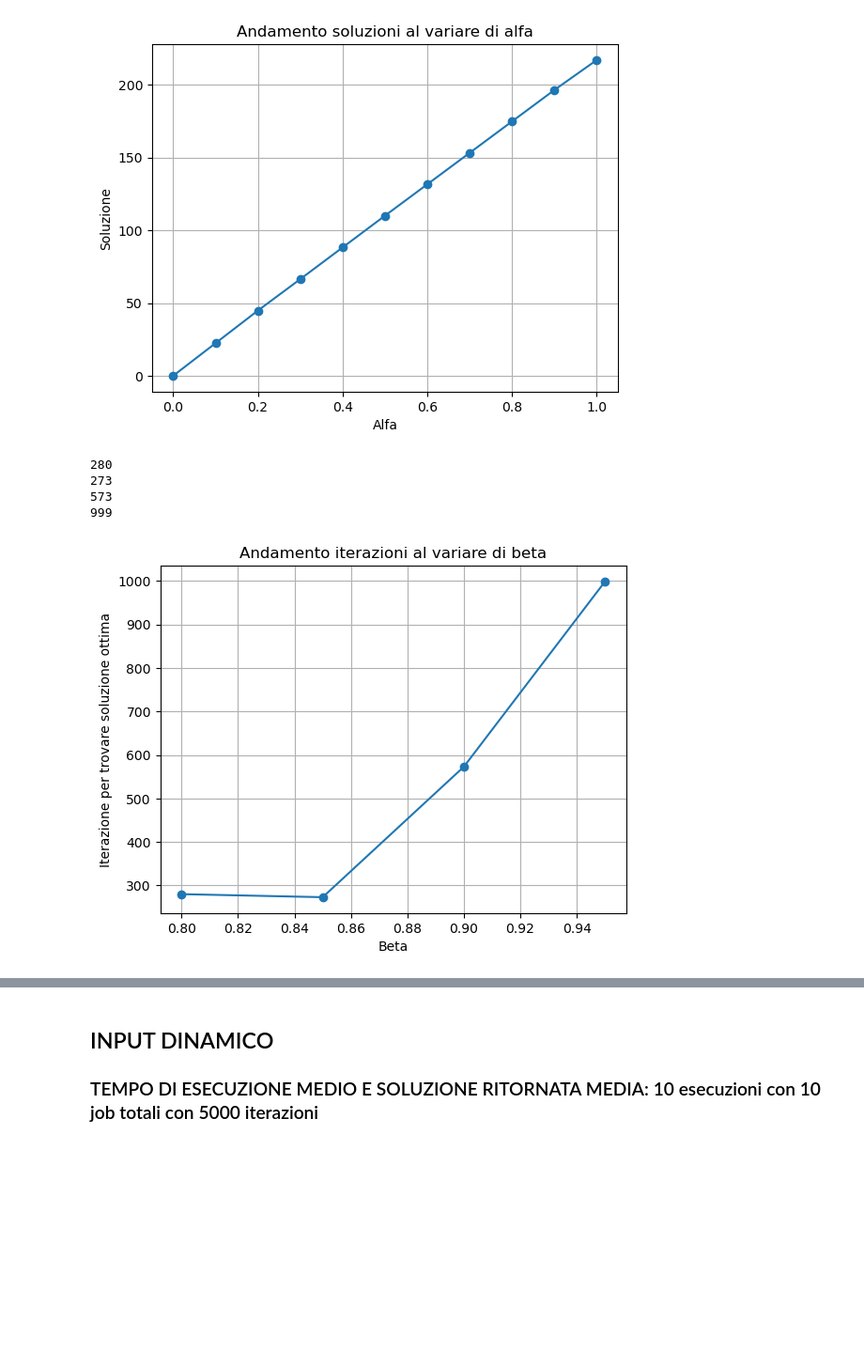
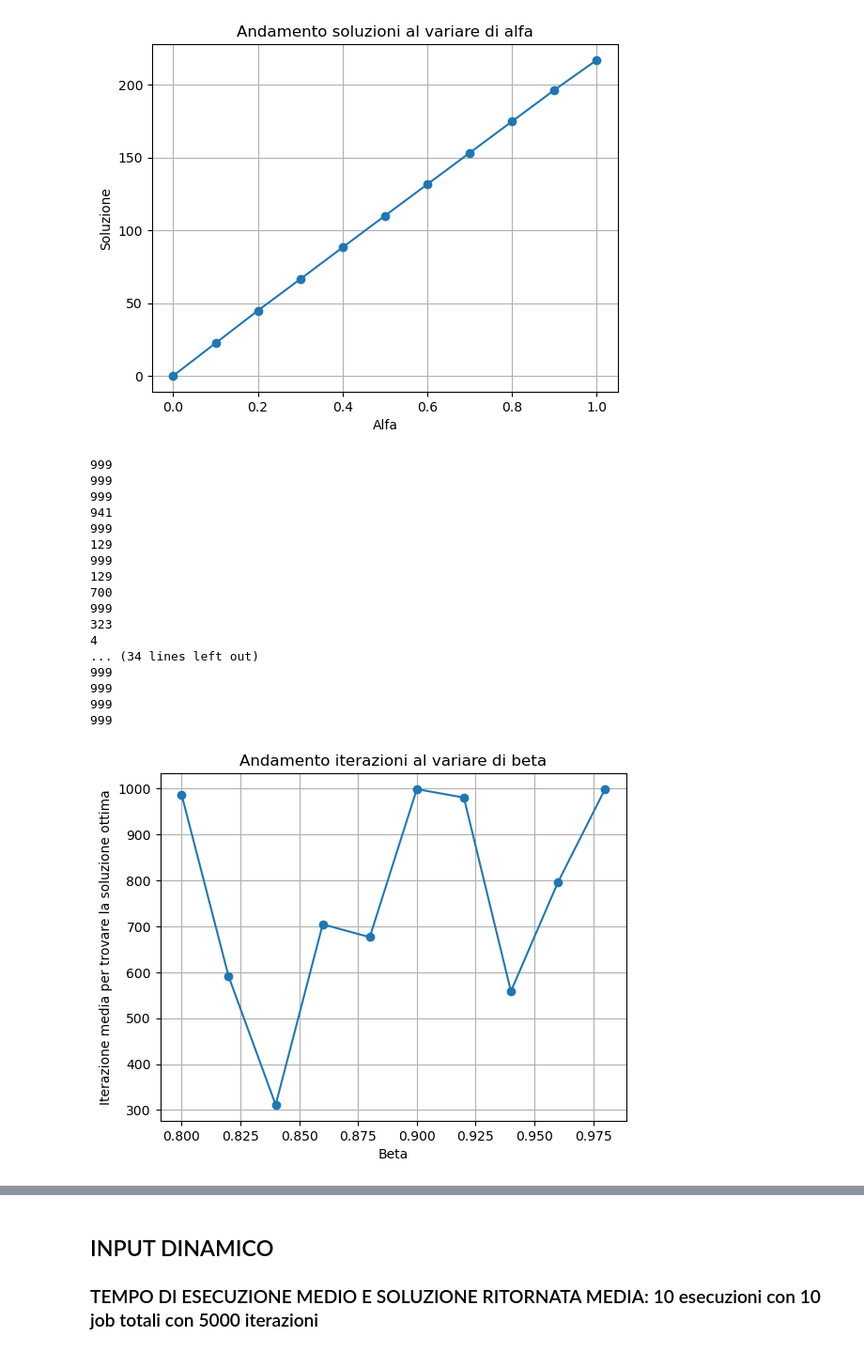
Before and after one commit to FabLetizia/Job-shop-scheduling, a Jupyter notebook: simulated_annealing.ipynb, the cells around one changed output, grey strips where cells are left out. Shown at 94% size. Saved outputs shown, nothing was run; the diff lists cells and outputs as text; code cells hidden in the pictures; blank space fills up the shorter version.

```diff
--- a/simulated_annealing.ipynb
+++ b/simulated_annealing.ipynb
@@ -167,7 +169,7 @@ plt.show()
 [figure]
 # %%
 def simulated_annealing_beta(jobs, iteration, alfa, beta):
-    x = genera_soluzione_iniziale(jobs)
+    x = jobs
     ottimo = x
     temperatura = genera_temperatura_iniziale(x, alfa)
     L = len(vicinato(x))
@@ -195,27 +197,51 @@ def simulated_annealing_beta(jobs, iteration, alfa, beta):
 # %%
 # Lista per memorizzare i valori di alfa
 betas = []
 # Lista per memorizzare i valori di y
-iterazioni = []
 n_iter = 1000
 
+beta_2_iteration = {}
+
 # Chiamata del metodo con alfa che varia da 0 a 1 con incremento di 0.1
-for beta in [i / 100.0 for i in range(80, 100, 5)]:
+for beta in [i / 100.0 for i in range(80, 100, 2)]:
+    iterazioni = []
+    for _ in range(5):
+        iterazione = simulated_annealing_beta(jobs, 1000, 0.5, beta)
+        iterazioni.append(iterazione)
+        print(iterazione)
     betas.append(beta)
-    iterazione = simulated_annealing_beta(jobs, 1000, 0.5, beta)
-    iterazioni.append(iterazione)
-    print(iterazione)
+    beta_2_iteration[beta] = iterazioni
+# Plot dei risultati
 
-# Plot dei risultati
-plt.plot(betas, iterazioni, marker='o')
+media_iterazioni = []
+for beta in betas:
+    val = beta_2_iteration.get(beta)
+    media = sum(val)/len(val)
+    media_iterazioni.append(media)
+
+
+plt.plot(betas, media_iterazioni, marker='o')
 plt.xlabel('Beta')
-plt.ylabel('Iterazione per trovare soluzione ottima')
+plt.ylabel('Iterazione media per trovare la soluzione ottima')
 plt.title('Andamento iterazioni al variare di beta')
 plt.grid(True)
 plt.show()
 # %% [output]
-280
-273
-573
 999
+999
+999
+941
+999
+129
+999
+129
+700
+999
+323
+4
+... (34 lines left out)
+999
+999
+999
+999
-[figure, old version]
+[figure, new version]
```
Also changed, not shown: parts of 25 cells of this notebook.
